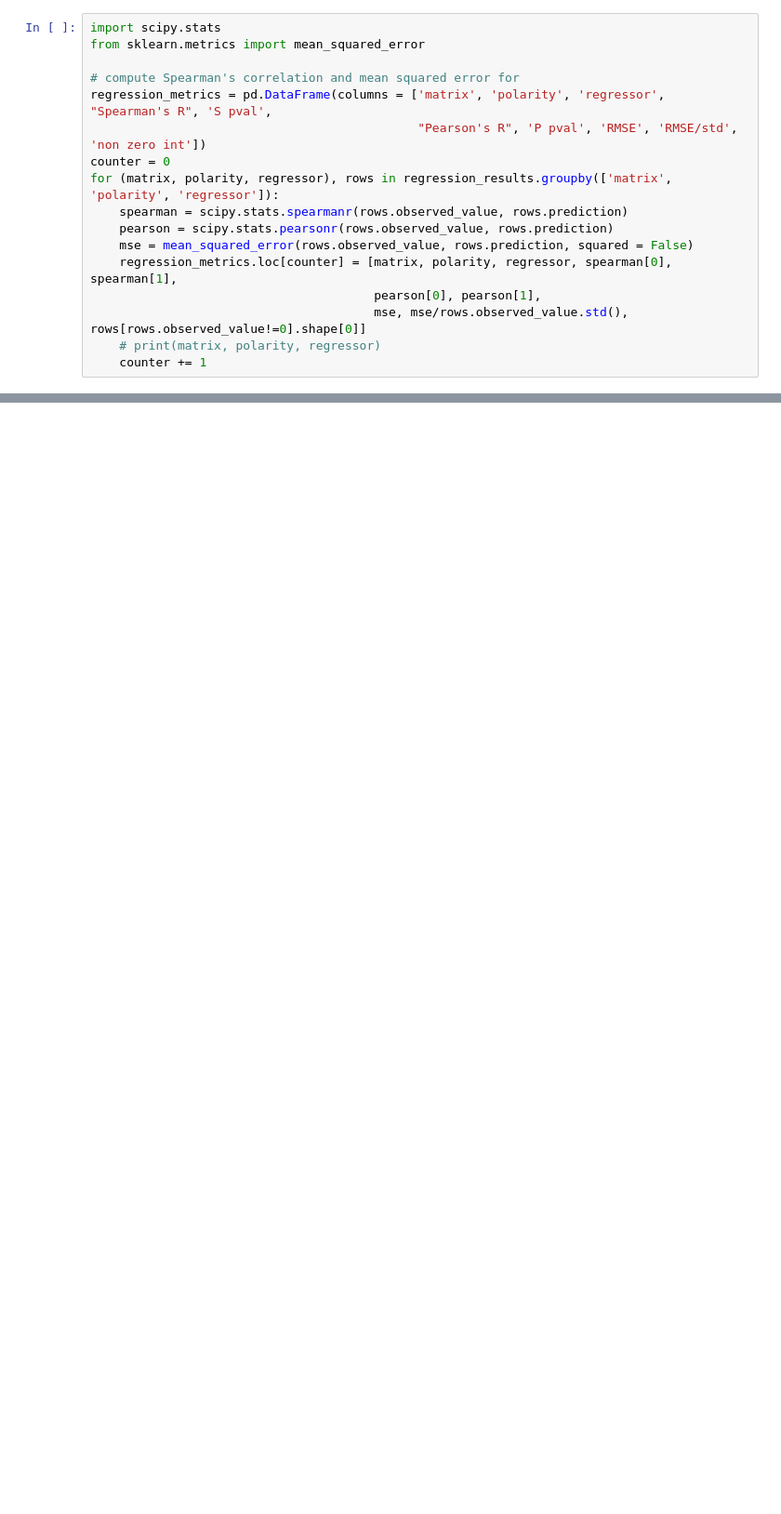
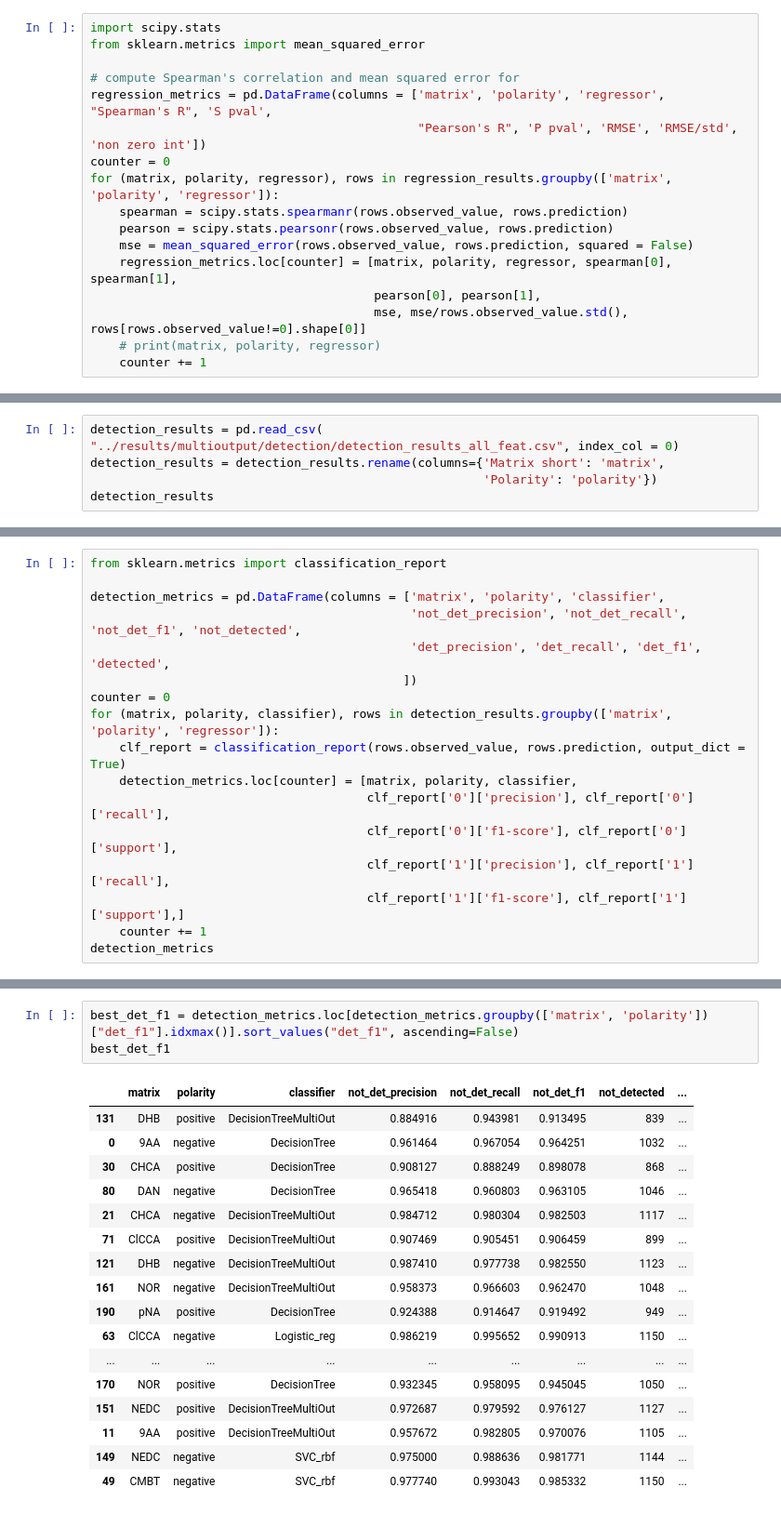
Before and after one commit to alexandrovteam/predicting-APMALDI-response, a Jupyter notebook: notebooks/evaluation2.ipynb, the cells around one changed output, grey strips where cells are left out. Shown: that part at 93% size. Drawn from its saved outputs; the diff is of its cells as text; blank space fills up the shorter version.

Commit message:
eval for classification

```diff
--- a/notebooks/evaluation2.ipynb
+++ b/notebooks/evaluation2.ipynb
@@ -100,0 +113,5 @@ plt.show()
+# %%
+detection_results = pd.read_csv( "../results/multioutput/detection/detection_results_all_feat.csv", index_col = 0)
+detection_results = detection_results.rename(columns={'Matrix short': 'matrix',
+                                                      'Polarity': 'polarity'})
+detection_results
@@ -100,0 +132,17 @@ plt.show()
+# %%
+from sklearn.metrics import classification_report
+
+detection_metrics = pd.DataFrame(columns = ['matrix', 'polarity', 'classifier',
+                                            'not_det_precision', 'not_det_recall', 'not_det_f1', 'not_detected',
+                                            'det_precision', 'det_recall', 'det_f1', 'detected',
+                                           ])
+counter = 0
+for (matrix, polarity, classifier), rows in detection_results.groupby(['matrix', 'polarity', 'regressor']):
+    clf_report = classification_report(rows.observed_value, rows.prediction, output_dict = True)
+    detection_metrics.loc[counter] = [matrix, polarity, classifier,
+                                      clf_report['0']['precision'], clf_report['0']['recall'],
+                                      clf_report['0']['f1-score'], clf_report['0']['support'],
+                                      clf_report['1']['precision'], clf_report['1']['recall'],
+                                      clf_report['1']['f1-score'], clf_report['1']['support'],]
+    counter += 1
+detection_metrics
@@ -100,0 +163,21 @@ plt.show()
+# %%
+best_det_f1 = detection_metrics.loc[detection_metrics.groupby(['matrix', 'polarity'])["det_f1"].idxmax()].sort_values("det_f1", ascending=False)
+best_det_f1
+# %% [output]
+|  | matrix | polarity | classifier | not_det_precision | not_det_recall | not_det_f1 | not_detected | ... |
+| 131 | DHB | positive | DecisionTreeMultiOut | 0.884916 | 0.943981 | 0.913495 | 839 | ... |
+| 0 | 9AA | negative | DecisionTree | 0.961464 | 0.967054 | 0.964251 | 1032 | ... |
+| 30 | CHCA | positive | DecisionTree | 0.908127 | 0.888249 | 0.898078 | 868 | ... |
+| 80 | DAN | negative | DecisionTree | 0.965418 | 0.960803 | 0.963105 | 1046 | ... |
+| 21 | CHCA | negative | DecisionTreeMultiOut | 0.984712 | 0.980304 | 0.982503 | 1117 | ... |
+| 71 | ClCCA | positive | DecisionTreeMultiOut | 0.907469 | 0.905451 | 0.906459 | 899 | ... |
+| 121 | DHB | negative | DecisionTreeMultiOut | 0.987410 | 0.977738 | 0.982550 | 1123 | ... |
+| 161 | NOR | negative | DecisionTreeMultiOut | 0.958373 | 0.966603 | 0.962470 | 1048 | ... |
+| 190 | pNA | positive | DecisionTree | 0.924388 | 0.914647 | 0.919492 | 949 | ... |
+| 63 | ClCCA | negative | Logistic_reg | 0.986219 | 0.995652 | 0.990913 | 1150 | ... |
+| ... | ... | ... | ... | ... | ... | ... | ... | ... |
+| 170 | NOR | positive | DecisionTree | 0.932345 | 0.958095 | 0.945045 | 1050 | ... |
+| 151 | NEDC | positive | DecisionTreeMultiOut | 0.972687 | 0.979592 | 0.976127 | 1127 | ... |
+| 11 | 9AA | positive | DecisionTreeMultiOut | 0.957672 | 0.982805 | 0.970076 | 1105 | ... |
+| 149 | NEDC | negative | SVC_rbf | 0.975000 | 0.988636 | 0.981771 | 1144 | ... |
+| 49 | CMBT | negative | SVC_rbf | 0.977740 | 0.993043 | 0.985332 | 1150 | ... |
```
Also changed, not shown: parts of 10 cells of this notebook.
